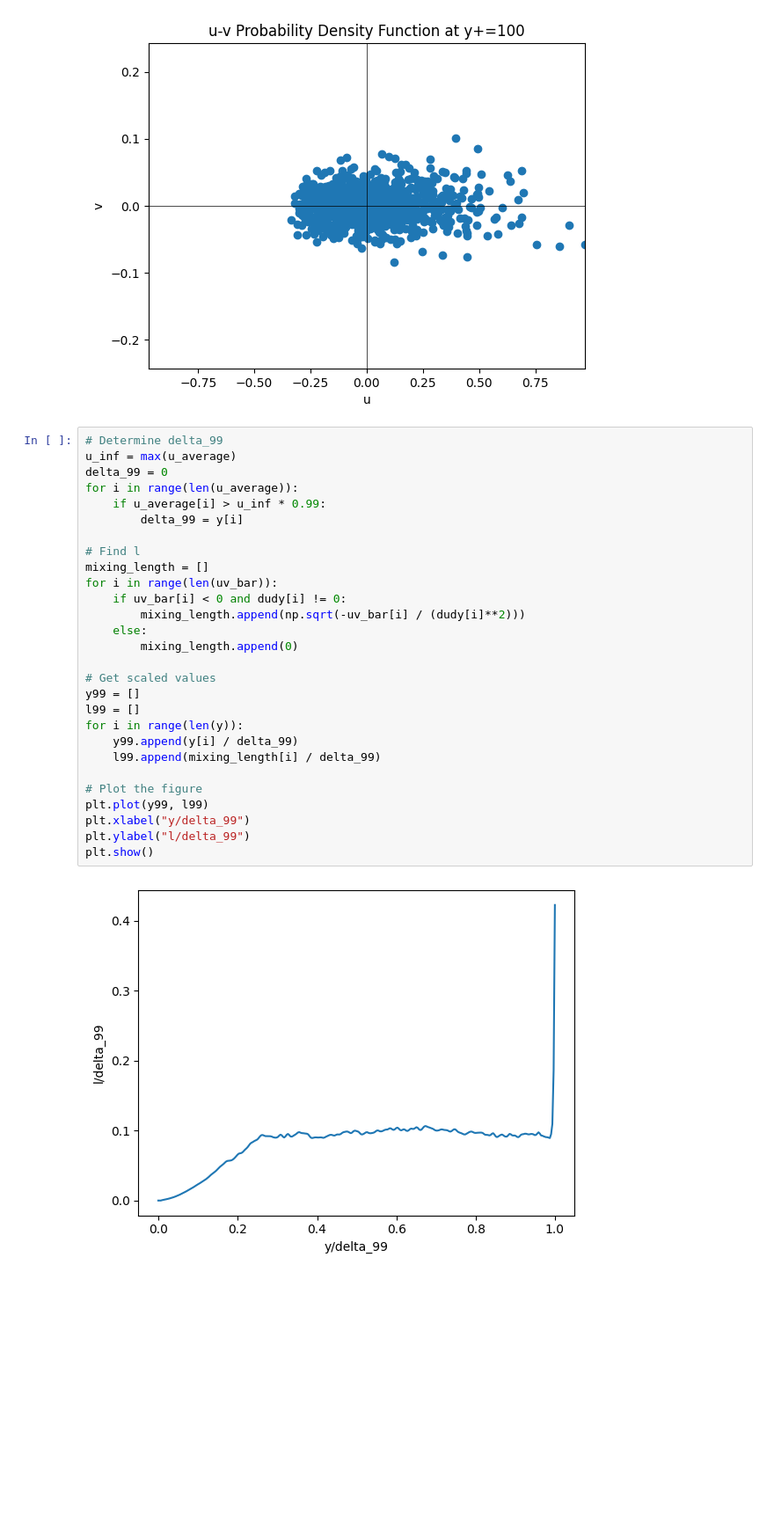
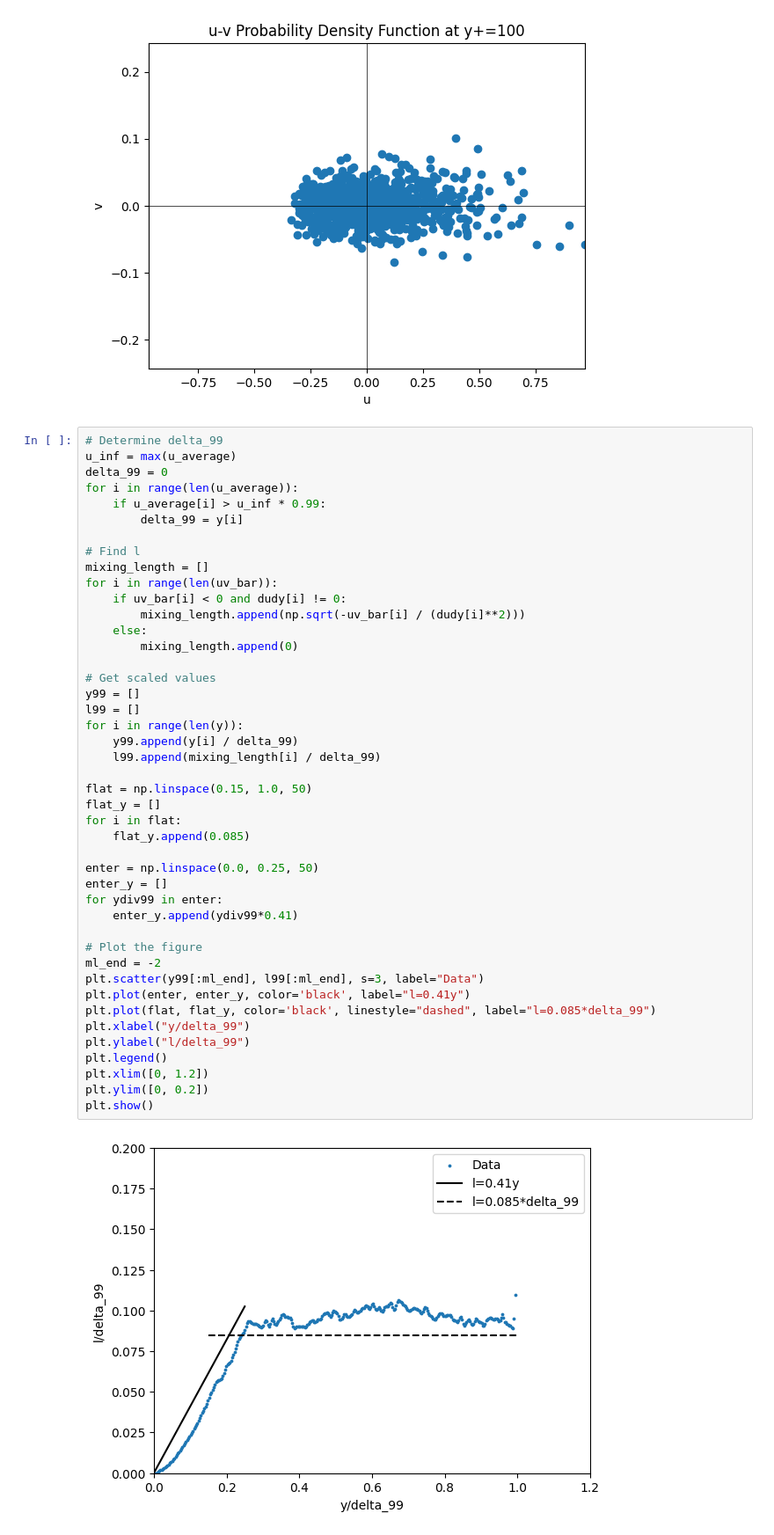
Before and after one commit to Jagardiner97/Boundary-Layers, a Jupyter notebook: Boundary Layers/BL Final Project/turbulent-characterization.ipynb, the cells around one changed output. Shown: that part at 88% size. Cells and saved outputs as stored; diff of their text form; blank space fills up the shorter version.

```diff
--- a/Boundary Layers/BL Final Project/turbulent-characterization.ipynb
+++ b/Boundary Layers/BL Final Project/turbulent-characterization.ipynb
@@ -421,30 +421,46 @@ y_max: 0.025824855503
 # %%
 # Determine delta_99
 u_inf = max(u_average)
 delta_99 = 0
 for i in range(len(u_average)):
     if u_average[i] > u_inf * 0.99:
         delta_99 = y[i]
 
 # Find l
 mixing_length = []
 for i in range(len(uv_bar)):
     if uv_bar[i] < 0 and dudy[i] != 0:
         mixing_length.append(np.sqrt(-uv_bar[i] / (dudy[i]**2)))
     else:
         mixing_length.append(0)
 
 # Get scaled values
 y99 = []
 l99 = []
 for i in range(len(y)):
     y99.append(y[i] / delta_99)
     l99.append(mixing_length[i] / delta_99)
 
+flat = np.linspace(0.15, 1.0, 50)
+flat_y = []
+for i in flat:
+    flat_y.append(0.085)
+
+enter = np.linspace(0.0, 0.25, 50)
+enter_y = []
+for ydiv99 in enter:
+    enter_y.append(ydiv99*0.41)
+
 # Plot the figure
-plt.plot(y99, l99)
+ml_end = -2
+plt.scatter(y99[:ml_end], l99[:ml_end], s=3, label="Data")
+plt.plot(enter, enter_y, color='black', label="l=0.41y")
+plt.plot(flat, flat_y, color='black', linestyle="dashed", label="l=0.085*delta_99")
 plt.xlabel("y/delta_99")
 plt.ylabel("l/delta_99")
+plt.legend()
+plt.xlim([0, 1.2])
+plt.ylim([0, 0.2])
 plt.show()
 # %% [output]
-[figure, old version]
+[figure, new version]
```
Also changed, not shown: parts of 1 cell of this notebook, 5 other files.
